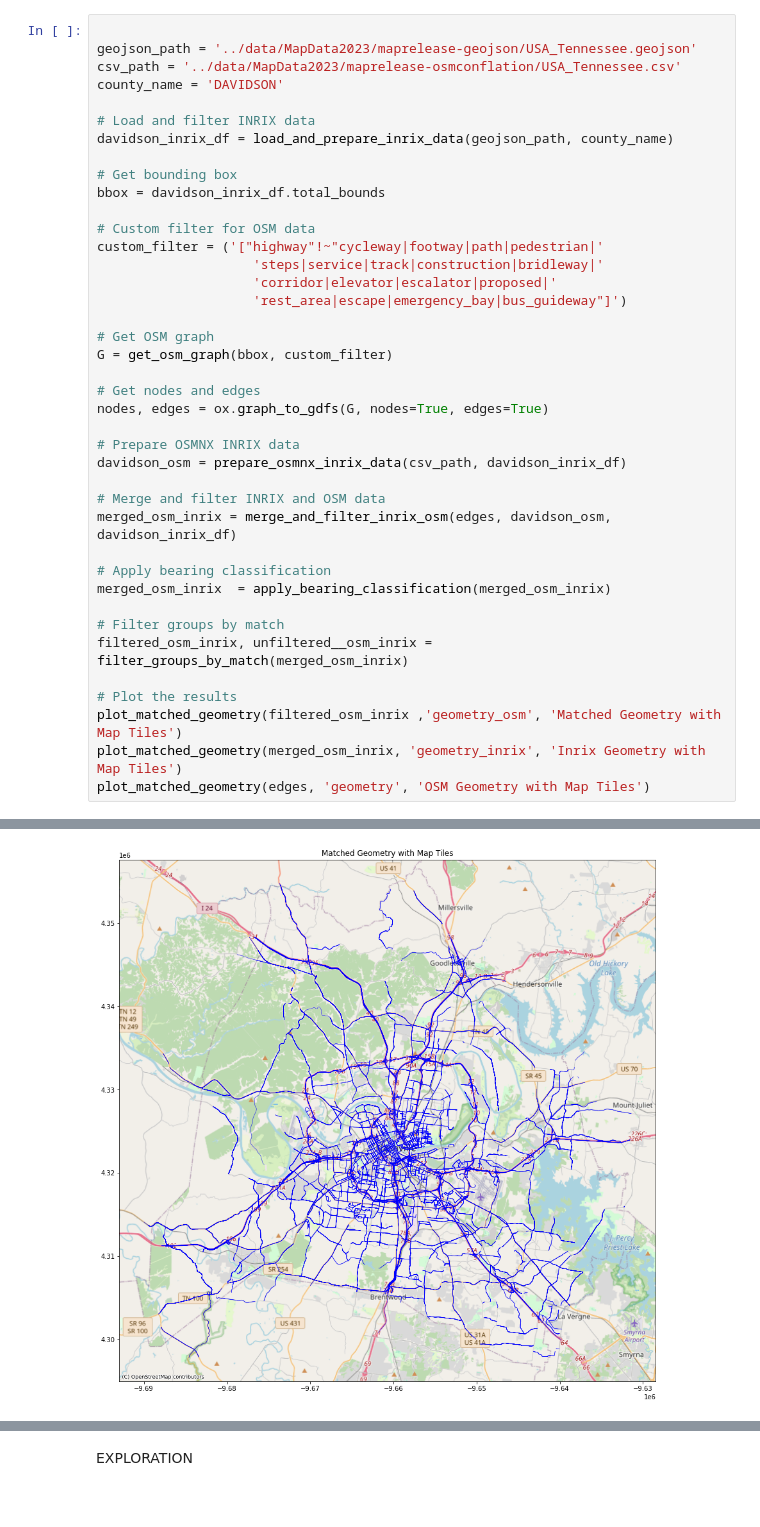
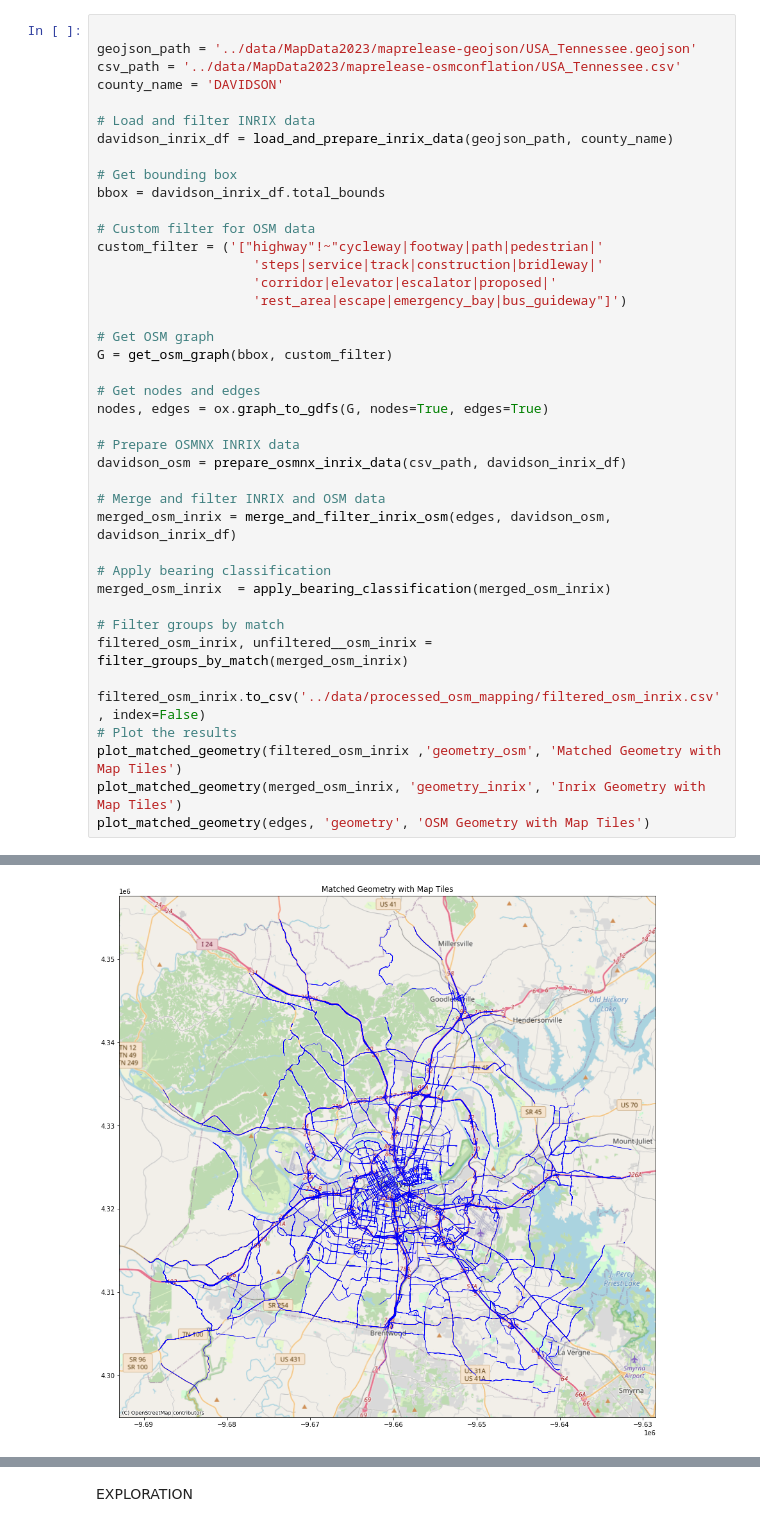
Before and after one commit to ammarzulu/GNNAnomaly, a Jupyter notebook: notebooks/inrix_osm_mapping.ipynb, the cells around one changed output, grey strips where cells are left out. Saved outputs shown, nothing was run; the diff lists cells and outputs as text.

Commit message:
Adding plots and changes to the code to save processed data

```diff
--- a/notebooks/inrix_osm_mapping.ipynb
+++ b/notebooks/inrix_osm_mapping.ipynb
@@ -155,6 +156,7 @@ merged_osm_inrix  = apply_bearing_classification(merged_osm_inrix)
 # Filter groups by match
 filtered_osm_inrix, unfiltered__osm_inrix = filter_groups_by_match(merged_osm_inrix)
 
+filtered_osm_inrix.to_csv('../data/processed_osm_mapping/filtered_osm_inrix.csv', index=False)
 # Plot the results
 plot_matched_geometry(filtered_osm_inrix ,'geometry_osm', 'Matched Geometry with Map Tiles')
 plot_matched_geometry(merged_osm_inrix, 'geometry_inrix', 'Inrix Geometry with Map Tiles')
@@ -163 +170 @@ plot_matched_geometry(edges, 'geometry', 'OSM Geometry with Map Tiles')
-[figure, old version]
+[figure, new version]
```
Also changed, not shown: parts of 2 cells of this notebook, 5 other files.
